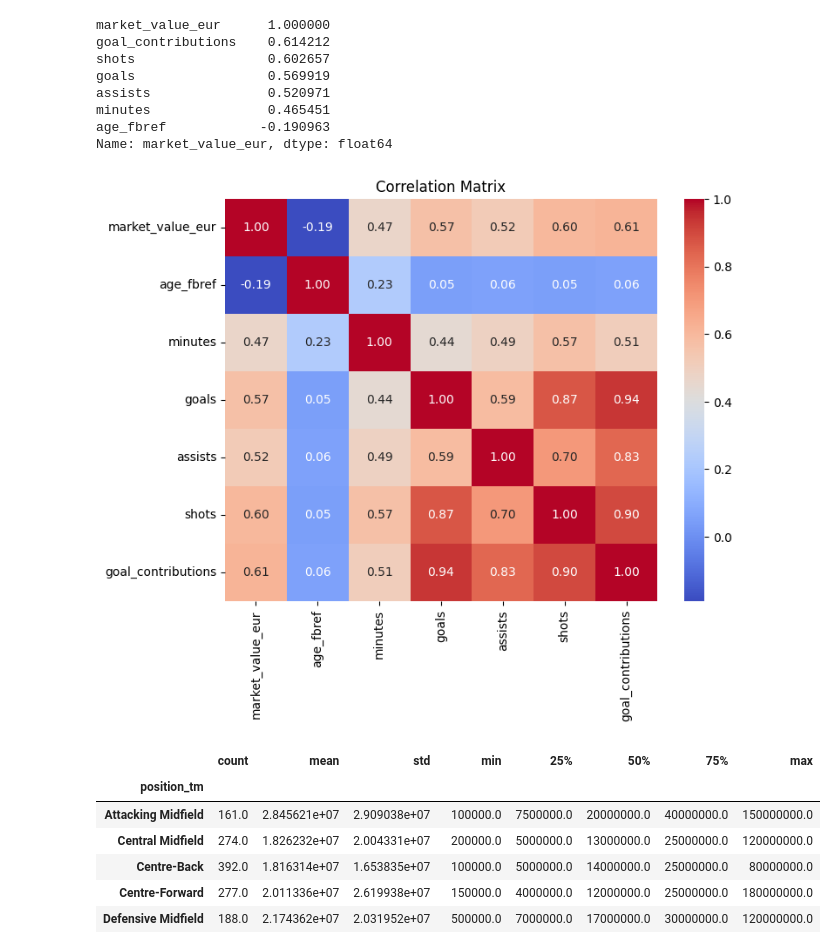
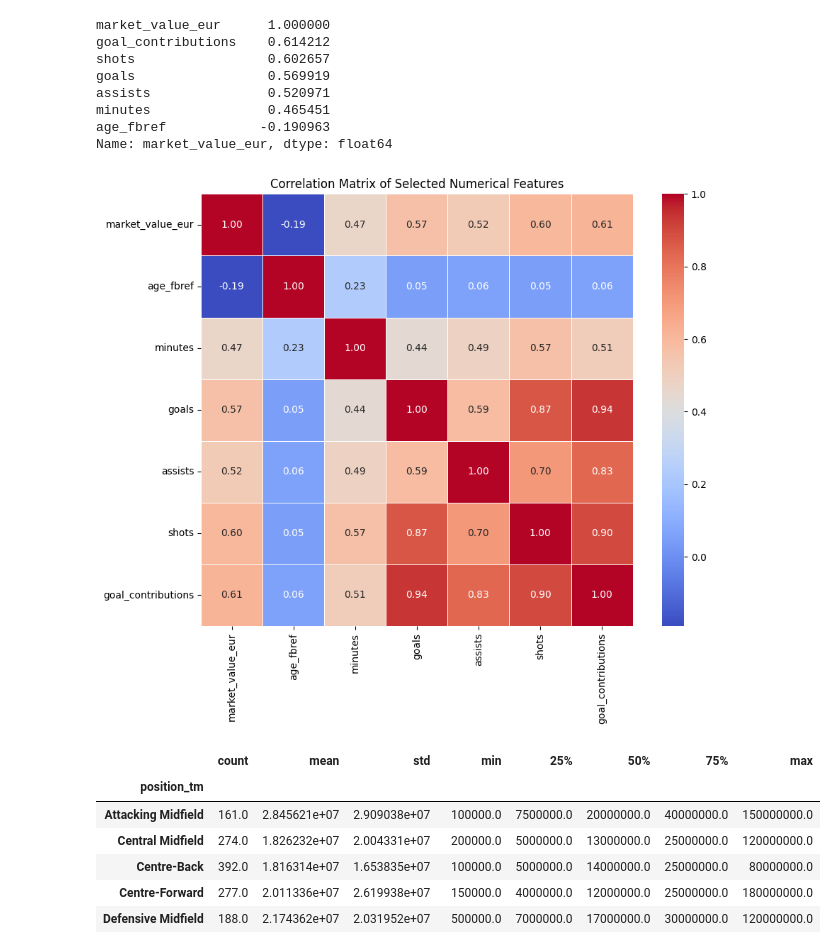
Before and after one commit to pHanToMcaNCoDE/predicting-epl-football-palyer-market-value, a Jupyter notebook: notebooks/03_exploratory_data_analysis.ipynb, the cells around one changed output. Cells and saved outputs as stored; diff of their text form; code cells hidden in the pictures.

```diff
--- a/notebooks/03_exploratory_data_analysis.ipynb
+++ b/notebooks/03_exploratory_data_analysis.ipynb
@@ -877,20 +954,30 @@ minutes               0.465451
 age_fbref            -0.190963
 Name: market_value_eur, dtype: float64
 # %%
-plt.figure(figsize=(8,6))
+plt.figure(figsize=(10,8))
 
 sns.heatmap(
     corr,
     annot=True,
     cmap="coolwarm",
-    fmt=".2f"
+    fmt=".2f",
+    square=True,
+    linewidths=0.5
 )
 
-plt.title("Correlation Matrix")
+plt.title("Correlation Matrix of Selected Numerical Features")
+
+plt.tight_layout()
+
+plt.savefig(
+    "/Users/kachi/Documents/Thesis/figures/correlation_matrix.png",
+    dpi=300,
+    bbox_inches="tight"
+)
 
 plt.show()
 # %% [output]
-[figure, old version]
+[figure, new version]
 # %%
 merged.groupby("position_tm")["market_value_eur"].describe()
 # %% [output]
```
Also changed, not shown: parts of 13 cells of this notebook, 26 other files.
